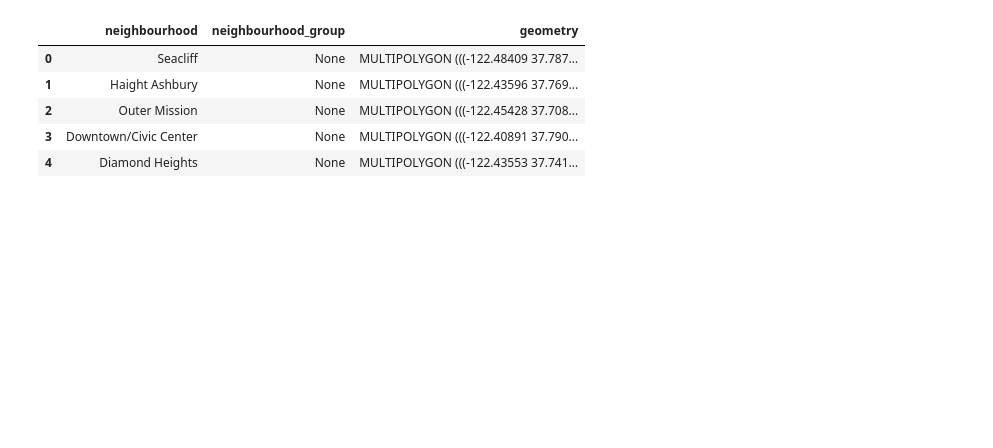
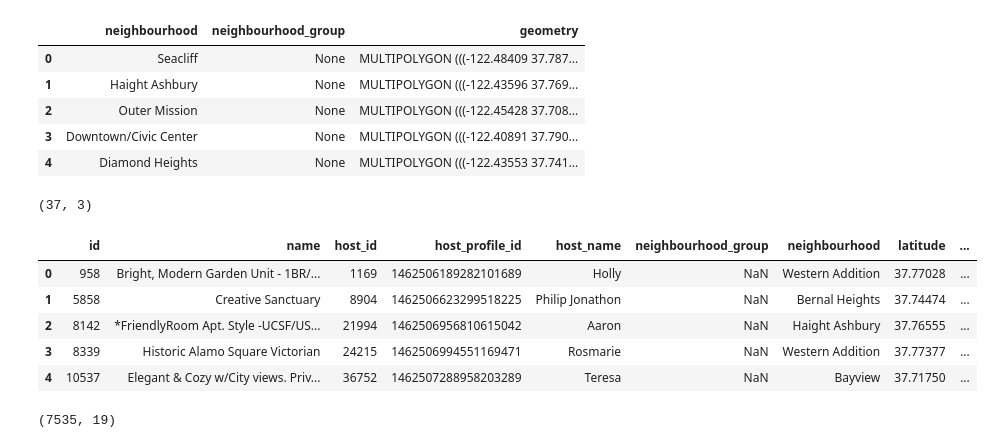
Before and after one commit to Graciliana/Projeto-AIRBNB-SAN-FRANCISCO, a Jupyter notebook: notebooks/01_extract.ipynb, the cells around one changed output. Saved outputs shown, nothing was run; the diff lists cells and outputs as text; code cells hidden in the pictures; blank space fills up the shorter version.

```diff
--- a/notebooks/01_extract.ipynb
+++ b/notebooks/01_extract.ipynb
@@ -35,10 +35,9 @@ Os dados utilizados neste projeto foram obtidos a partir do portal **Inside Airb
 # importação das Bibliotecas
 
 import pandas as pd
-import numpy as np
-import os
 import geopandas as gpd
-import matplotlib.pyplot as plt
+
+pd.set_option('display.max_columns', None)
 # %% [markdown]
 ## Carregamento dos Datasets
 # %%
@@ -51,6 +50,8 @@ df_calendar_raw = pd.read_csv(base_path + "calendar.csv.gz")
 df_reviews_raw = pd.read_csv(base_path + "reviews.csv.gz")
 df_neighbourhoods_raw = pd.read_csv(base_path + "neighbourhoods.csv")
 gdf_neighbourhoods_raw = gpd.read_file(base_path + "neighbourhoods.geojson")
+df_listings = pd.read_csv(base_path + "listings.csv",low_memory=False)
+df_reviews = pd.read_csv(base_path + "reviews.csv",low_memory=False)
 # %% [markdown]
 ## Visualização inicial
 # %%
@@ -104,3 +148,21 @@ gdf_neighbourhoods_raw.head()
 | 2 | Outer Mission | None | MULTIPOLYGON (((-122.45428 37.708... |
 | 3 | Downtown/Civic Center | None | MULTIPOLYGON (((-122.40891 37.790... |
 | 4 | Diamond Heights | None | MULTIPOLYGON (((-122.43553 37.741... |
+# %%
+gdf_neighbourhoods_raw.shape
+# %% [output]
+(37, 3)
+# %%
+# listings.csv
+df_listings.head()
+# %% [output]
+|  | id | name | host_id | host_profile_id | host_name | neighbourhood_group | neighbourhood | latitude | ... |
+| 0 | 958 | Bright, Modern Garden Unit - 1BR/... | 1169 | 1462506189282101689 | Holly | NaN | Western Addition | 37.77028 | ... |
+| 1 | 5858 | Creative Sanctuary | 8904 | 1462506623299518225 | Philip Jonathon | NaN | Bernal Heights | 37.74474 | ... |
+| 2 | 8142 | *FriendlyRoom Apt. Style -UCSF/US... | 21994 | 1462506956810615042 | Aaron | NaN | Haight Ashbury | 37.76555 | ... |
+| 3 | 8339 | Historic Alamo Square Victorian | 24215 | 1462506994551169471 | Rosmarie | NaN | Western Addition | 37.77377 | ... |
+| 4 | 10537 | Elegant & Cozy w/City views. Priv... | 36752 | 1462507288958203289 | Teresa | NaN | Bayview | 37.71750 | ... |
+# %%
+df_listings.shape
+# %% [output]
+(7535, 19)
```
Also changed, not shown: parts of 11 cells of this notebook.
